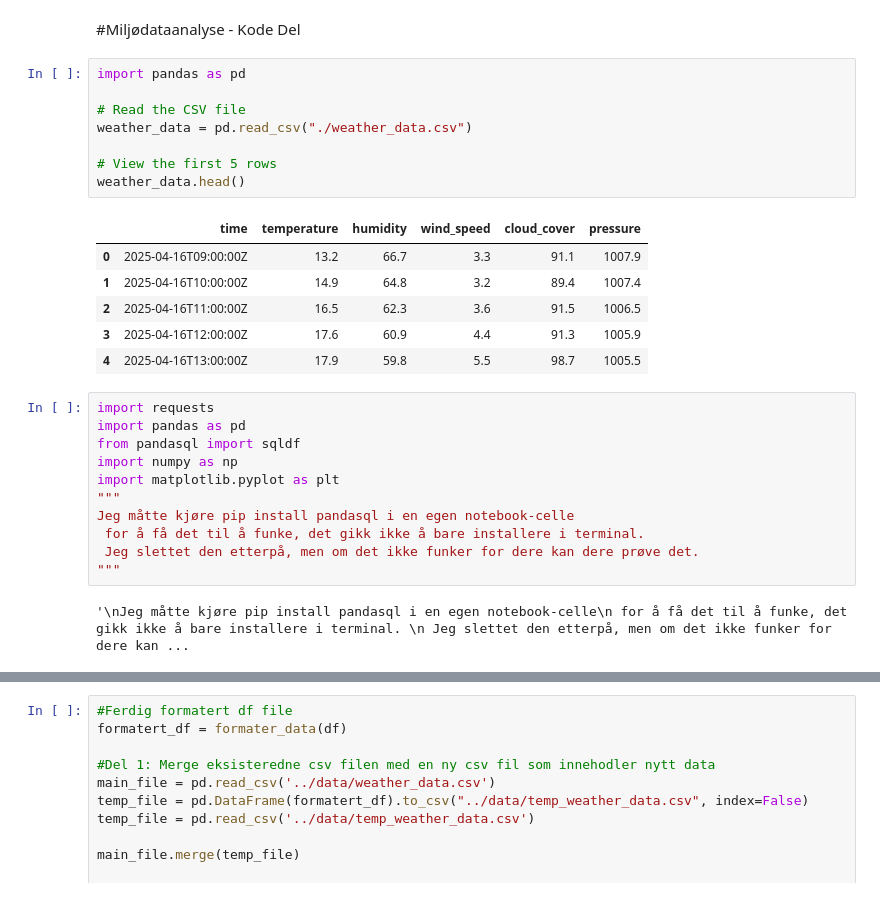
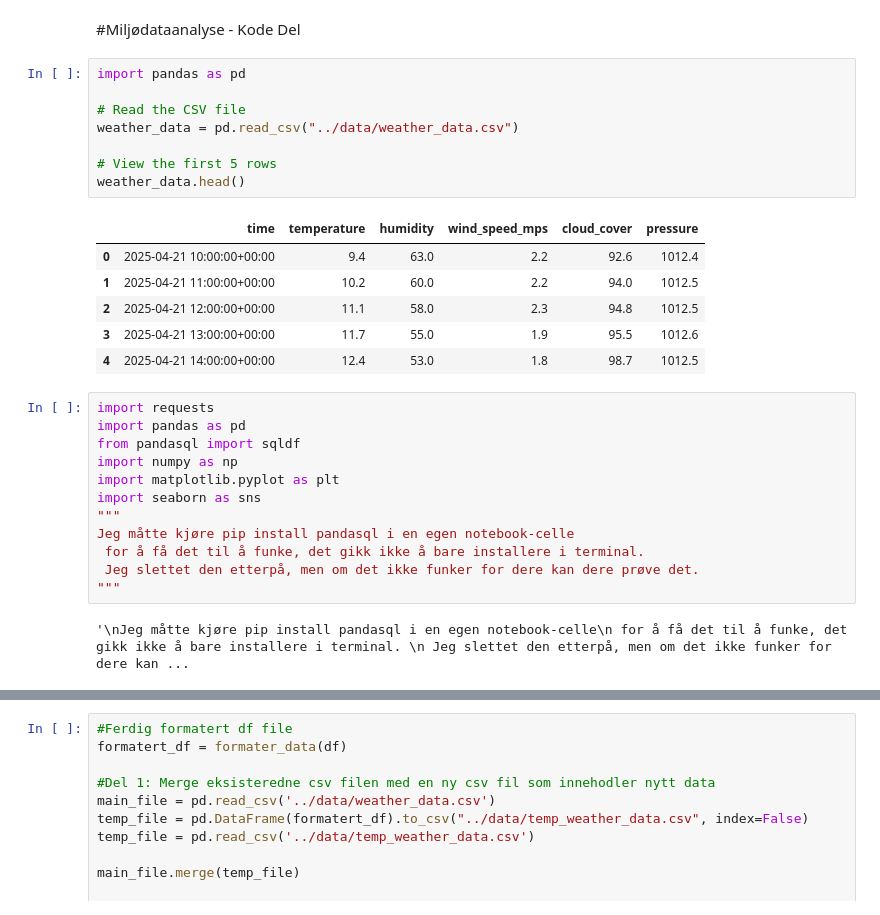
Before and after one commit to Nikaaaaaaaaaaaa/Milj-dataanalyse43, a Jupyter notebook: notebooks/Miljødataanalyse_Kode.ipynb, the cells around one changed output, grey strips where cells are left out. Saved outputs shown, nothing was run; the diff lists cells and outputs as text.

```diff
--- a/notebooks/Miljødataanalyse_Kode.ipynb
+++ b/notebooks/Miljødataanalyse_Kode.ipynb
@@ -3,24 +3,25 @@
 # %%
 import pandas as pd
 
 # Read the CSV file
-weather_data = pd.read_csv("./weather_data.csv")
+weather_data = pd.read_csv("../data/weather_data.csv")
 
 # View the first 5 rows
 weather_data.head()
 # %% [output]
-|  | time | temperature | humidity | wind_speed | cloud_cover | pressure |
-| 0 | 2025-04-16T09:00:00Z | 13.2 | 66.7 | 3.3 | 91.1 | 1007.9 |
-| 1 | 2025-04-16T10:00:00Z | 14.9 | 64.8 | 3.2 | 89.4 | 1007.4 |
-| 2 | 2025-04-16T11:00:00Z | 16.5 | 62.3 | 3.6 | 91.5 | 1006.5 |
-| 3 | 2025-04-16T12:00:00Z | 17.6 | 60.9 | 4.4 | 91.3 | 1005.9 |
-| 4 | 2025-04-16T13:00:00Z | 17.9 | 59.8 | 5.5 | 98.7 | 1005.5 |
+|  | time | temperature | humidity | wind_speed_mps | cloud_cover | pressure |
+| 0 | 2025-04-21 10:00:00+00:00 | 9.4 | 63.0 | 2.2 | 92.6 | 1012.4 |
+| 1 | 2025-04-21 11:00:00+00:00 | 10.2 | 60.0 | 2.2 | 94.0 | 1012.5 |
+| 2 | 2025-04-21 12:00:00+00:00 | 11.1 | 58.0 | 2.3 | 94.8 | 1012.5 |
+| 3 | 2025-04-21 13:00:00+00:00 | 11.7 | 55.0 | 1.9 | 95.5 | 1012.6 |
+| 4 | 2025-04-21 14:00:00+00:00 | 12.4 | 53.0 | 1.8 | 98.7 | 1012.5 |
 # %%
 import requests
 import pandas as pd
 from pandasql import sqldf
 import numpy as np
 import matplotlib.pyplot as plt
+import seaborn as sns
 """
 Jeg måtte kjøre pip install pandasql i en egen notebook-celle
  for å få det til å funke, det gikk ikke å bare installere i terminal.
```
Also changed, not shown: parts of 4 cells of this notebook.
